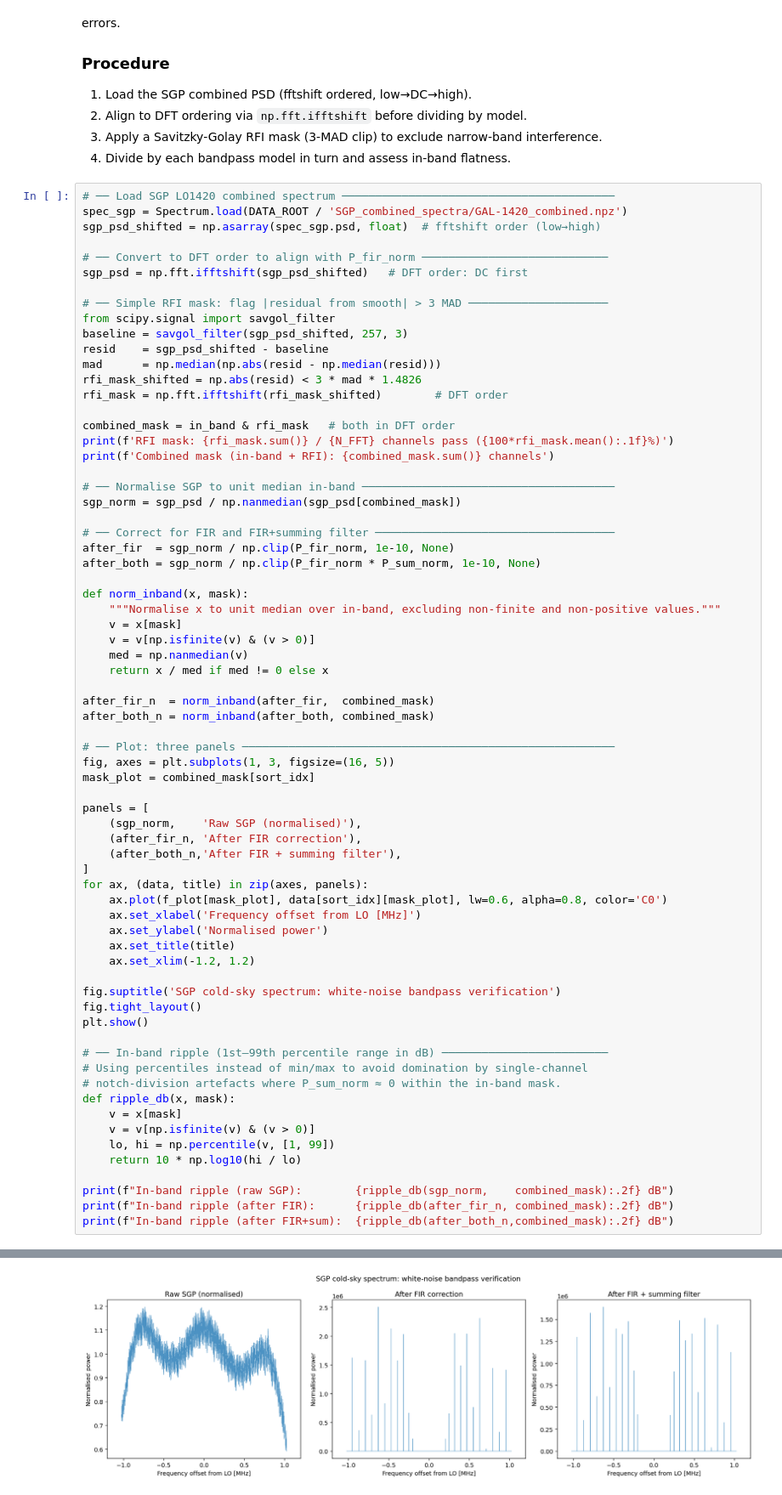
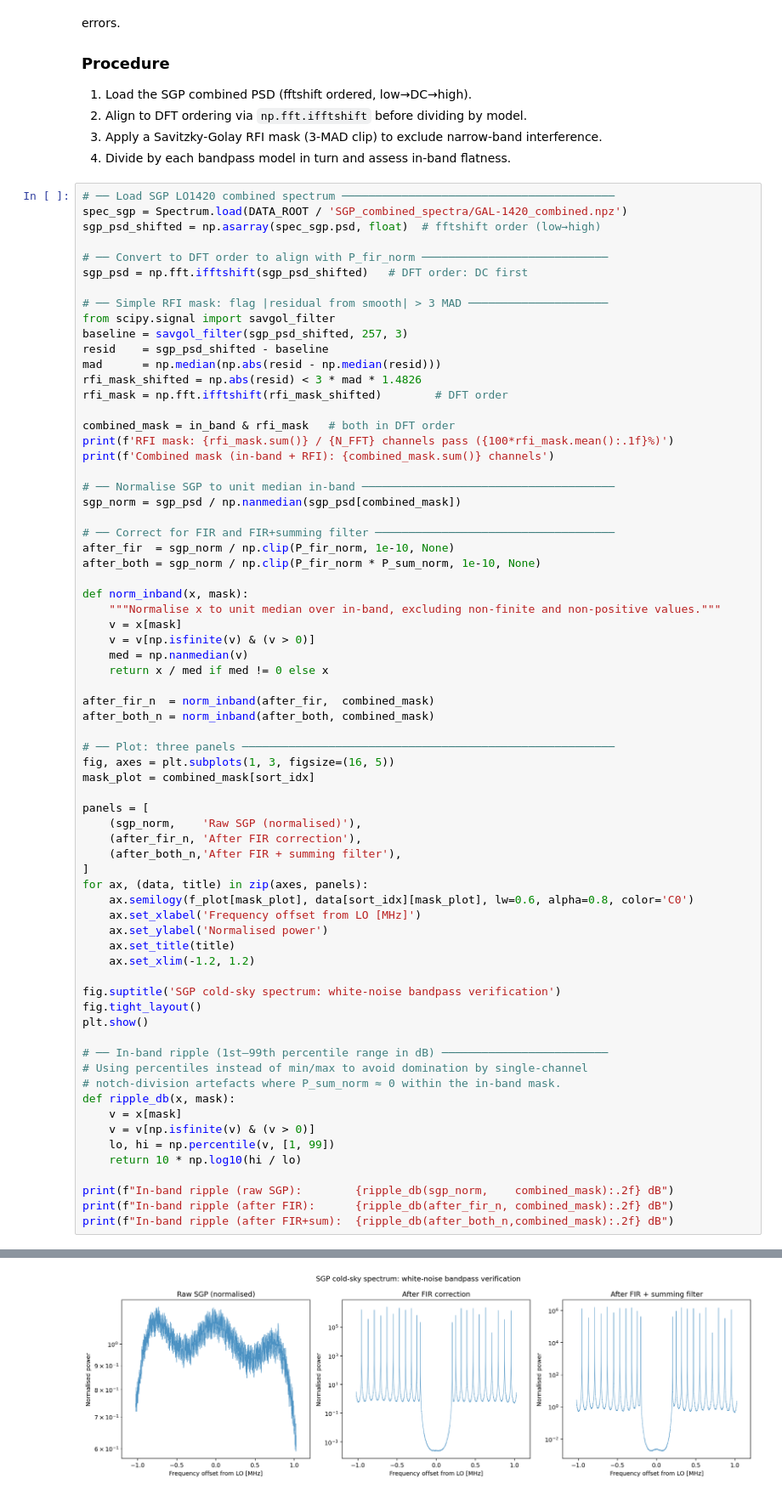
Before and after one commit to raw-asparagus/ay-121, a Jupyter notebook: labs/02/equipment_calibration.ipynb, the cells around one changed output, grey strips where cells are left out. Shown at 85% size. Cells and saved outputs as stored; diff of their text form.

```diff
--- a/labs/02/equipment_calibration.ipynb
+++ b/labs/02/equipment_calibration.ipynb
@@ -1014,7 +1433,7 @@ panels = [
     (after_both_n,'After FIR + summing filter'),
 ]
 for ax, (data, title) in zip(axes, panels):
-    ax.plot(f_plot[mask_plot], data[sort_idx][mask_plot], lw=0.6, alpha=0.8, color='C0')
+    ax.semilogy(f_plot[mask_plot], data[sort_idx][mask_plot], lw=0.6, alpha=0.8, color='C0')
     ax.set_xlabel('Frequency offset from LO [MHz]')
     ax.set_ylabel('Normalised power')
     ax.set_title(title)
@@ -1042,4 +1461,4 @@ Combined mask (in-band + RFI): 25771 channels
-[figure, old version]
+[figure, new version]
 In-band ripple (raw SGP):        2.37 dB
 In-band ripple (after FIR):      68.62 dB
 In-band ripple (after FIR+sum):  59.57 dB
```
Also changed, not shown: parts of 13 cells of this notebook, 29 other files.
